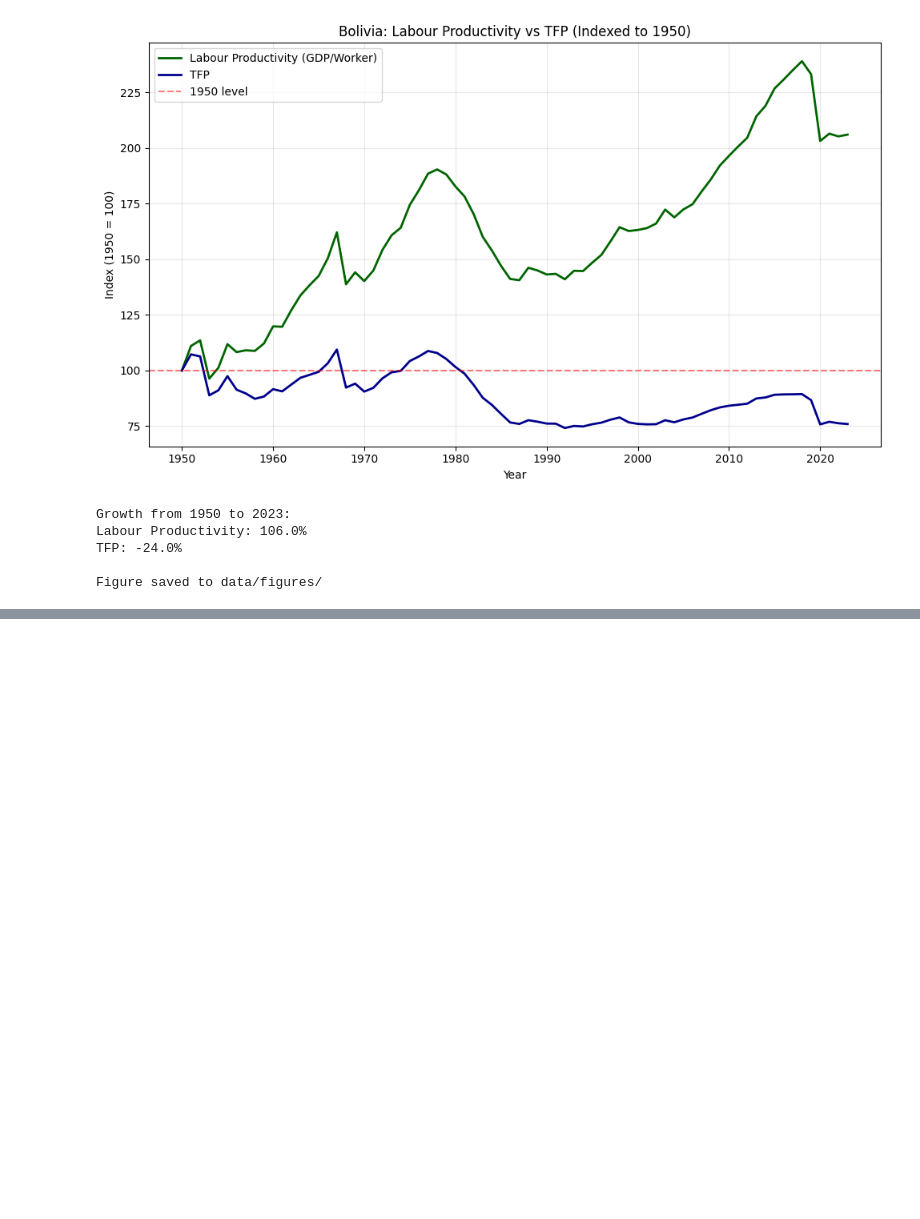
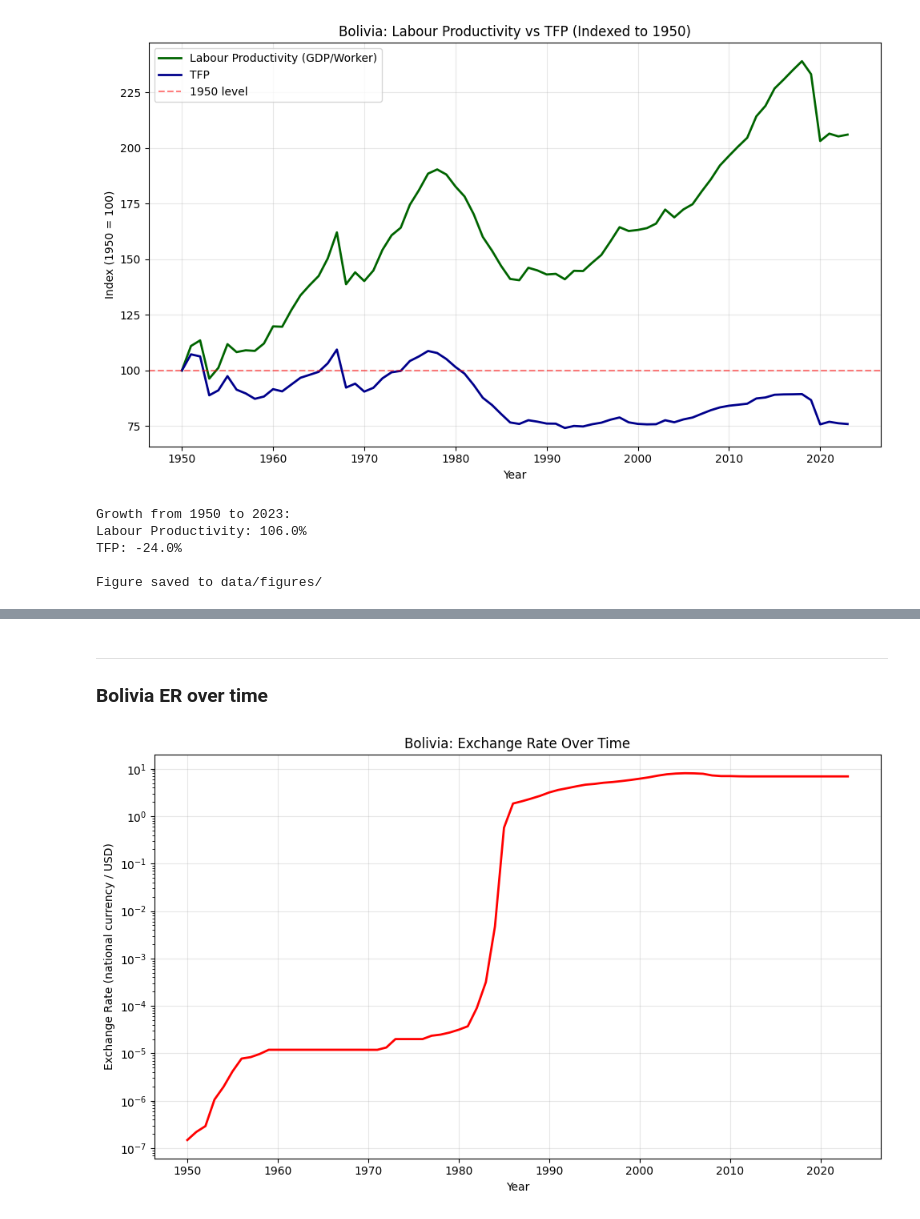
Before and after one commit to thoomkuzhymatthew/bolivia-growth-analysis, a Jupyter notebook: EC2B1_group_proj/code.ipynb, the cells around one changed output, grey strips where cells are left out. Cells and saved outputs as stored; diff of their text form; code cells hidden in the pictures; blank space fills up the shorter version.

```diff
--- a/EC2B1_group_proj/code.ipynb
+++ b/EC2B1_group_proj/code.ipynb
@@ -470,0 +592,16 @@ Figure saved to data/figures/
+# %% [markdown]
+---
+### Bolivia ER over time
+# %%
+fig, ax = plt.subplots(figsize=(10, 6))
+ax.plot(bolivia['year'], bolivia['xr'], linewidth=2, color='red')
+ax.set_xlabel('Year')
+ax.set_ylabel('Exchange Rate (national currency / USD)')
+ax.set_title('Bolivia: Exchange Rate Over Time')
+ax.set_yscale('log')
+ax.grid(True, alpha=0.3)
+plt.tight_layout()
+plt.savefig('data/figures/fig_exchange_rate.png', dpi=300, bbox_inches='tight')
+plt.show()
+# %% [output]
+[figure, added]
```
Also changed, not shown: parts of 13 cells of this notebook, 10 other files.
